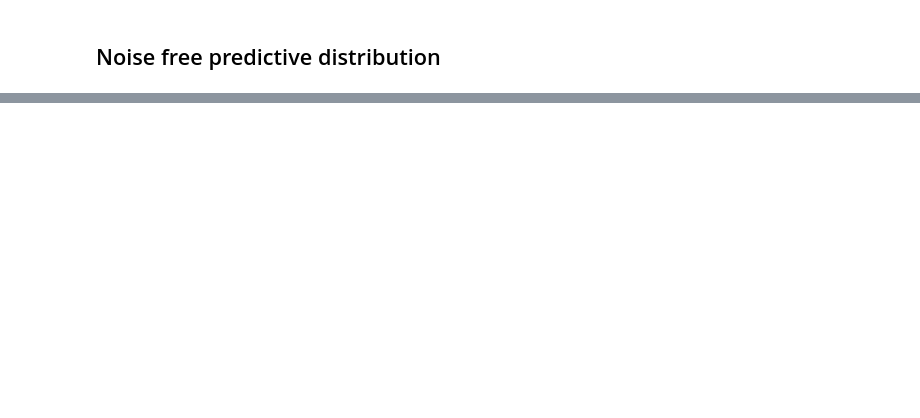
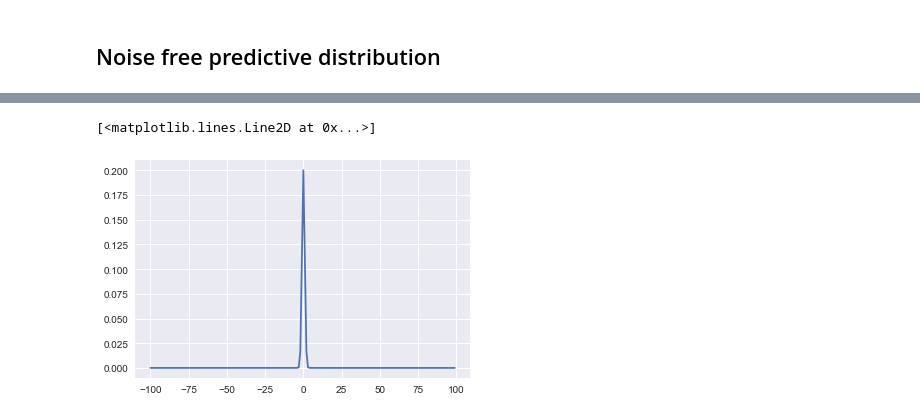
Before and after one commit to jonhilgart22/advanced_stats, a Jupyter notebook: final_project/Experimenting with GPs.ipynb, the cells around one changed output, grey strips where cells are left out. Cells and saved outputs as stored; diff of their text form; code cells hidden in the pictures; blank space fills up the shorter version.

```diff
--- a/final_project/Experimenting with GPs.ipynb
+++ b/final_project/Experimenting with GPs.ipynb
@@ -132,0 +200,4 @@ sp.stats.norm(
+# %%
+cov_train_train_matrix = cov_train_train_matrix  + training_y_cov_matrix
+# %%
+expected_mean_noisy_predictions = cov_test_train_matrix @ np.linalg.inv(cov_train_train_matrix) @train_y
@@ -132,0 +209,3 @@ sp.stats.norm(
+# %%
+expected_cov_noisy_predictions = cov_test_test_matrix - cov_test_train_matrix @ np.linalg.inv(cov_train_train_matrix)\
+                    @ cov_train_test_matrix
@@ -132,0 +218,8 @@ sp.stats.norm(
+# %%
+predictive_normal_noisy = sp.stats.multivariate_normal(expected_mean_noisy_predictions.ravel(),
+                                                       expected_cov_noisy_predictions  )
+# %%
+plt.plot(range(-100,100),[predictive_normal_noisy.pdf(i) for i in range(-100,100)])
+# %% [output]
+[<matplotlib.lines.Line2D at 0x...>]
+[figure, added]
```
Also changed, not shown: parts of 20 cells of this notebook.
